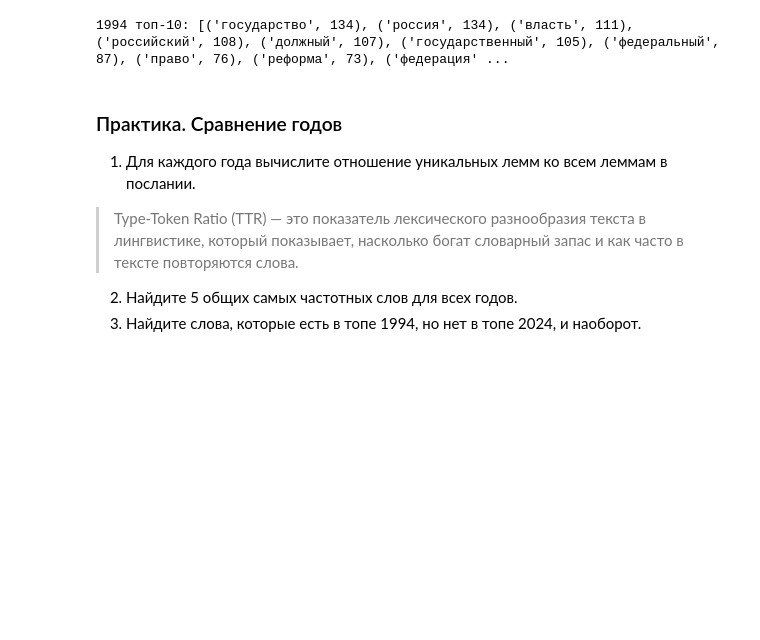
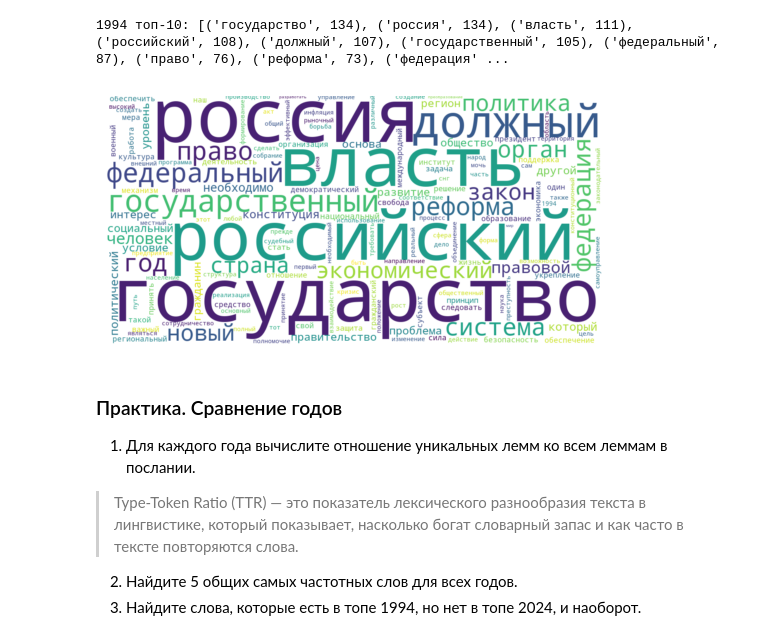
Before and after one commit to Darya-Galkina/MA_Python, a Jupyter notebook: 9_text_analysis.ipynb, the cells around one changed output. Drawn from its saved outputs; the diff is of its cells as text; code cells hidden in the pictures; blank space fills up the shorter version.

```diff
--- a/9_text_analysis.ipynb
+++ b/9_text_analysis.ipynb
@@ -500,5 +541,25 @@ print("1994 топ-10:", corpus_lemmas["1994"].most_common(10))
 # %% [output]
 1994 топ-10: [('государство', 134), ('россия', 134), ('власть', 111), ('российский', 108), ('должный', 107), ('государственный', 105), ('федеральный', 87), ('право', 76), ('реформа', 73), ('федерация' ...
+# %%
+from wordcloud import WordCloud
+
+freqs = corpus_lemmas["1994"]
+
+wc = WordCloud(
+    width=1200,
+    height=600,
+    background_color='white',
+    max_words=150,
+    colormap='viridis',
+    random_state=42,      # фиксируем, чтобы картинка была воспроизводимой
+).generate_from_frequencies(freqs)
+
+plt.imshow(wc, interpolation='bilinear')
+plt.axis("off")
+plt.margins(x=0, y=0)
+plt.show()
+# %% [output]
+[figure, added]
 # %% [markdown]
 ### Практика. Сравнение годов
 
```
Also changed, not shown: parts of 4 cells of this notebook.
